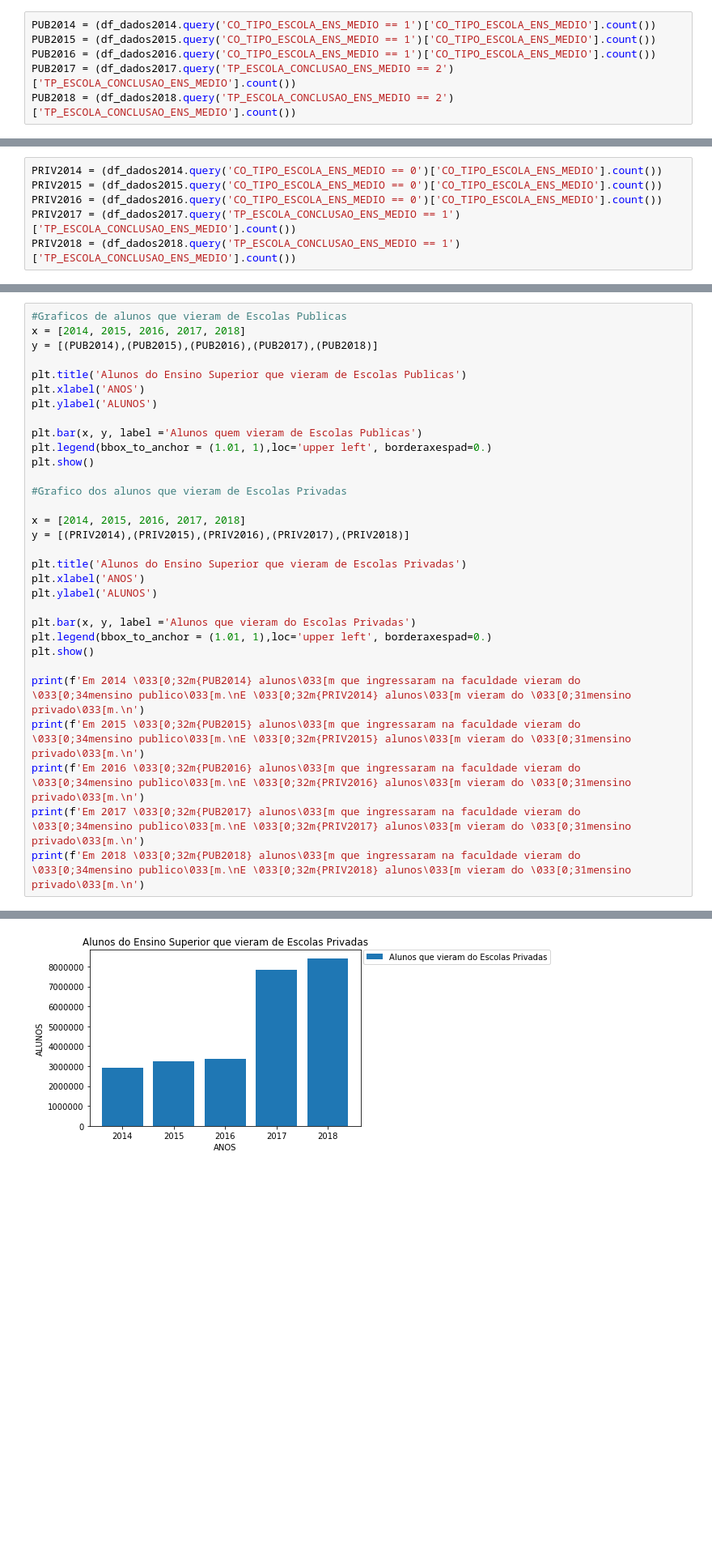
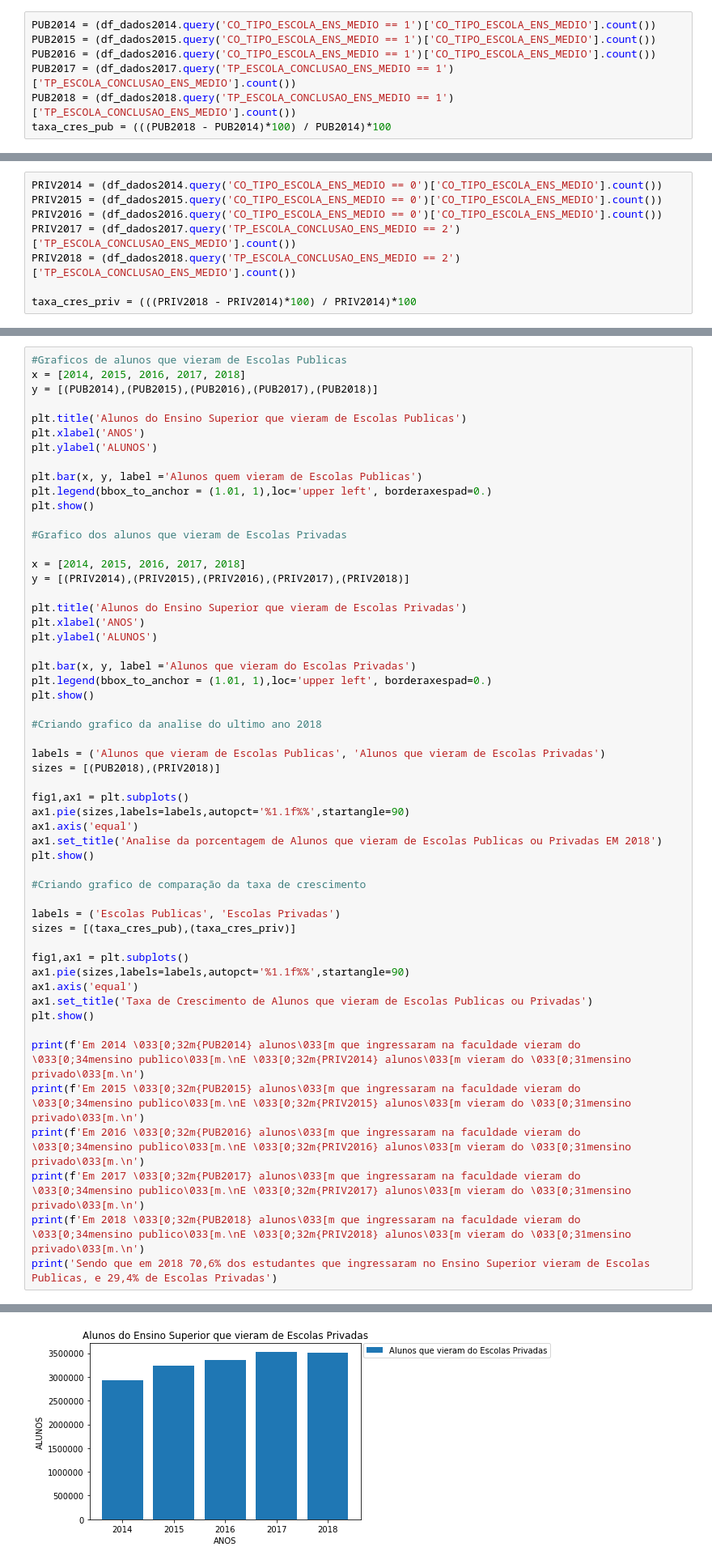
Before and after one commit to LeonardoMessias98/Analise-de-dados-INEP, a Jupyter notebook: Alunos_Ensino_Superior.ipynb, the cells around one changed output, grey strips where cells are left out. Shown at 81% size. Saved outputs shown, nothing was run; the diff lists cells and outputs as text; blank space fills up the shorter version.

```diff
--- a/Alunos_Ensino_Superior.ipynb
+++ b/Alunos_Ensino_Superior.ipynb
@@ -17,16 +17,19 @@ df_dados2018 = pd.read_csv ('DM_ALUNO2018.CSV', delimiter = '|', encoding = 'iso
 PUB2014 = (df_dados2014.query('CO_TIPO_ESCOLA_ENS_MEDIO == 1')['CO_TIPO_ESCOLA_ENS_MEDIO'].count())
 PUB2015 = (df_dados2015.query('CO_TIPO_ESCOLA_ENS_MEDIO == 1')['CO_TIPO_ESCOLA_ENS_MEDIO'].count())
 PUB2016 = (df_dados2016.query('CO_TIPO_ESCOLA_ENS_MEDIO == 1')['CO_TIPO_ESCOLA_ENS_MEDIO'].count())
-PUB2017 = (df_dados2017.query('TP_ESCOLA_CONCLUSAO_ENS_MEDIO == 2')['TP_ESCOLA_CONCLUSAO_ENS_MEDIO'].count())
-PUB2018 = (df_dados2018.query('TP_ESCOLA_CONCLUSAO_ENS_MEDIO == 2')['TP_ESCOLA_CONCLUSAO_ENS_MEDIO'].count())
+PUB2017 = (df_dados2017.query('TP_ESCOLA_CONCLUSAO_ENS_MEDIO == 1')['TP_ESCOLA_CONCLUSAO_ENS_MEDIO'].count())
+PUB2018 = (df_dados2018.query('TP_ESCOLA_CONCLUSAO_ENS_MEDIO == 1')['TP_ESCOLA_CONCLUSAO_ENS_MEDIO'].count())
+taxa_cres_pub = (((PUB2018 - PUB2014)*100) / PUB2014)*100
 # %% [markdown]
 # Contando os Alunos que vieram do Ensino Privado
 # %%
 PRIV2014 = (df_dados2014.query('CO_TIPO_ESCOLA_ENS_MEDIO == 0')['CO_TIPO_ESCOLA_ENS_MEDIO'].count())
 PRIV2015 = (df_dados2015.query('CO_TIPO_ESCOLA_ENS_MEDIO == 0')['CO_TIPO_ESCOLA_ENS_MEDIO'].count())
 PRIV2016 = (df_dados2016.query('CO_TIPO_ESCOLA_ENS_MEDIO == 0')['CO_TIPO_ESCOLA_ENS_MEDIO'].count())
-PRIV2017 = (df_dados2017.query('TP_ESCOLA_CONCLUSAO_ENS_MEDIO == 1')['TP_ESCOLA_CONCLUSAO_ENS_MEDIO'].count())
-PRIV2018 = (df_dados2018.query('TP_ESCOLA_CONCLUSAO_ENS_MEDIO == 1')['TP_ESCOLA_CONCLUSAO_ENS_MEDIO'].count())
+PRIV2017 = (df_dados2017.query('TP_ESCOLA_CONCLUSAO_ENS_MEDIO == 2')['TP_ESCOLA_CONCLUSAO_ENS_MEDIO'].count())
+PRIV2018 = (df_dados2018.query('TP_ESCOLA_CONCLUSAO_ENS_MEDIO == 2')['TP_ESCOLA_CONCLUSAO_ENS_MEDIO'].count())
+
+taxa_cres_priv = (((PRIV2018 - PRIV2014)*100) / PRIV2014)*100
 # %% [markdown]
 # Criando os graficos
 # %%
@@ -55,9 +58,32 @@ plt.bar(x, y, label ='Alunos que vieram do Escolas Privadas')
 plt.legend(bbox_to_anchor = (1.01, 1),loc='upper left', borderaxespad=0.)
 plt.show()
 
+#Criando grafico da analise do ultimo ano 2018
+
+labels = ('Alunos que vieram de Escolas Publicas', 'Alunos que vieram de Escolas Privadas')
+sizes = [(PUB2018),(PRIV2018)]
+
+fig1,ax1 = plt.subplots()
+ax1.pie(sizes,labels=labels,autopct='%1.1f%%',startangle=90)
+ax1.axis('equal')
+ax1.set_title('Analise da porcentagem de Alunos que vieram de Escolas Publicas ou Privadas EM 2018')
+plt.show()
+
+#Criando grafico de comparação da taxa de crescimento
+
+labels = ('Escolas Publicas', 'Escolas Privadas')
+sizes = [(taxa_cres_pub),(taxa_cres_priv)]
+
+fig1,ax1 = plt.subplots()
+ax1.pie(sizes,labels=labels,autopct='%1.1f%%',startangle=90)
+ax1.axis('equal')
+ax1.set_title('Taxa de Crescimento de Alunos que vieram de Escolas Publicas ou Privadas')
+plt.show()
+
 print(f'Em 2014 \033[0;32m{PUB2014} alunos\033[m que ingressaram na faculdade vieram do \033[0;34mensino publico\033[m.\nE \033[0;32m{PRIV2014} alunos\033[m vieram do \033[0;31mensino privado\033[m.\n')
 print(f'Em 2015 \033[0;32m{PUB2015} alunos\033[m que ingressaram na faculdade vieram do \033[0;34mensino publico\033[m.\nE \033[0;32m{PRIV2015} alunos\033[m vieram do \033[0;31mensino privado\033[m.\n')
 print(f'Em 2016 \033[0;32m{PUB2016} alunos\033[m que ingressaram na faculdade vieram do \033[0;34mensino publico\033[m.\nE \033[0;32m{PRIV2016} alunos\033[m vieram do \033[0;31mensino privado\033[m.\n')
 print(f'Em 2017 \033[0;32m{PUB2017} alunos\033[m que ingressaram na faculdade vieram do \033[0;34mensino publico\033[m.\nE \033[0;32m{PRIV2017} alunos\033[m vieram do \033[0;31mensino privado\033[m.\n')
 print(f'Em 2018 \033[0;32m{PUB2018} alunos\033[m que ingressaram na faculdade vieram do \033[0;34mensino publico\033[m.\nE \033[0;32m{PRIV2018} alunos\033[m vieram do \033[0;31mensino privado\033[m.\n')
+print('Sendo que em 2018 70,6% dos estudantes que ingressaram no Ensino Superior vieram de Escolas Publicas, e 29,4% de Escolas Privadas')
 # %% [output]
@@ -65 +91 @@ print(f'Em 2018 \033[0;32m{PUB2018} alunos\033[m que ingressaram na faculdade vi
-[figure, old version]
+[figure, new version]
```
Also changed, not shown: parts of 1 cell of this notebook.
